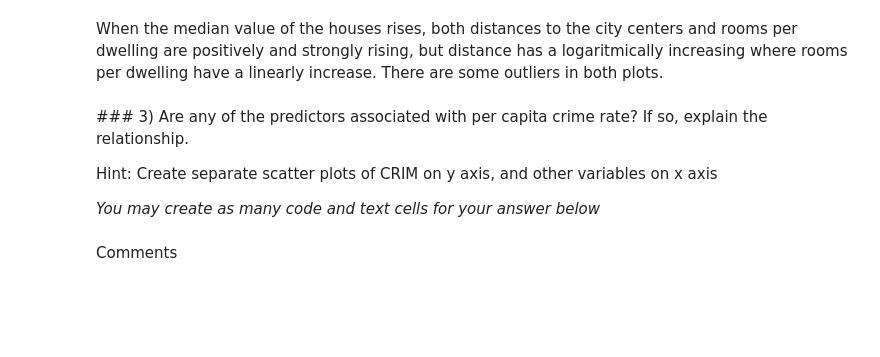
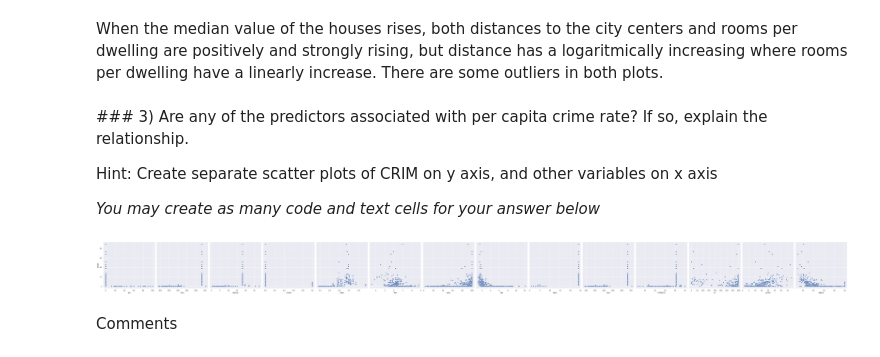
Before and after one commit to giginar/Machinelearning, a Jupyter notebook: yigit_kucukcinar_lab1.ipynb, the cells around one changed output. Cells and saved outputs as stored; diff of their text form; code cells hidden in the pictures; blank space fills up the shorter version.

```diff
--- a/yigit_kucukcinar_lab1.ipynb
+++ b/yigit_kucukcinar_lab1.ipynb
@@ -77,2 +75,8 @@ Hint: Create separate scatter plots of CRIM on y axis, and other variables on x
+# %%
+xVars = ["ZN","TAX","INDUS","CHAS","NOX","RM","AGE","DIS","RAD","TAX","PTRATIO","B","LSTAT","MEDV"]
+sns.pairplot(df, x_vars=xVars , y_vars="CRIM", height=5)
+plt.show()
+# %% [output]
+[figure, added]
 # %% [markdown]
 Comments
```
Also changed, not shown: parts of 18 cells of this notebook.
